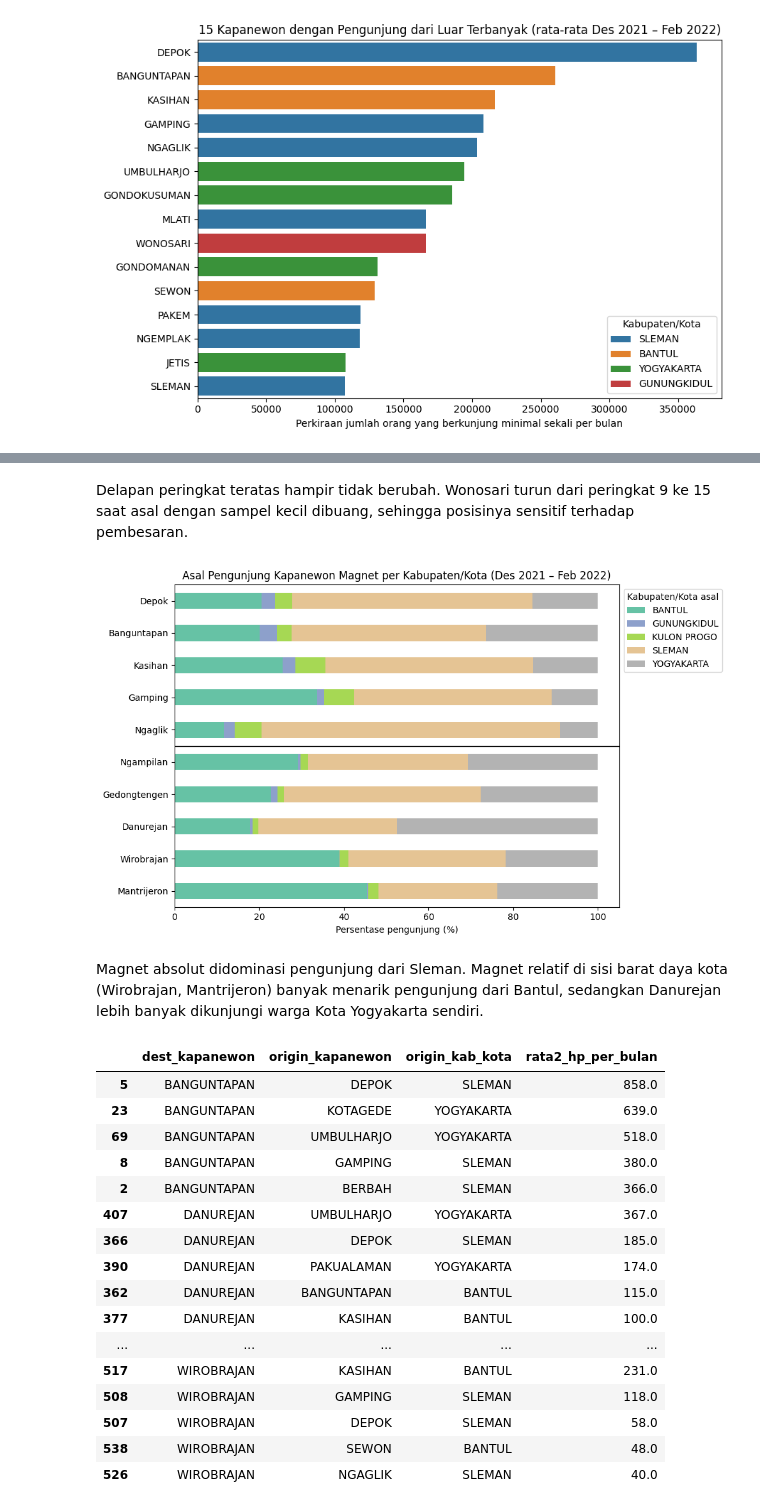
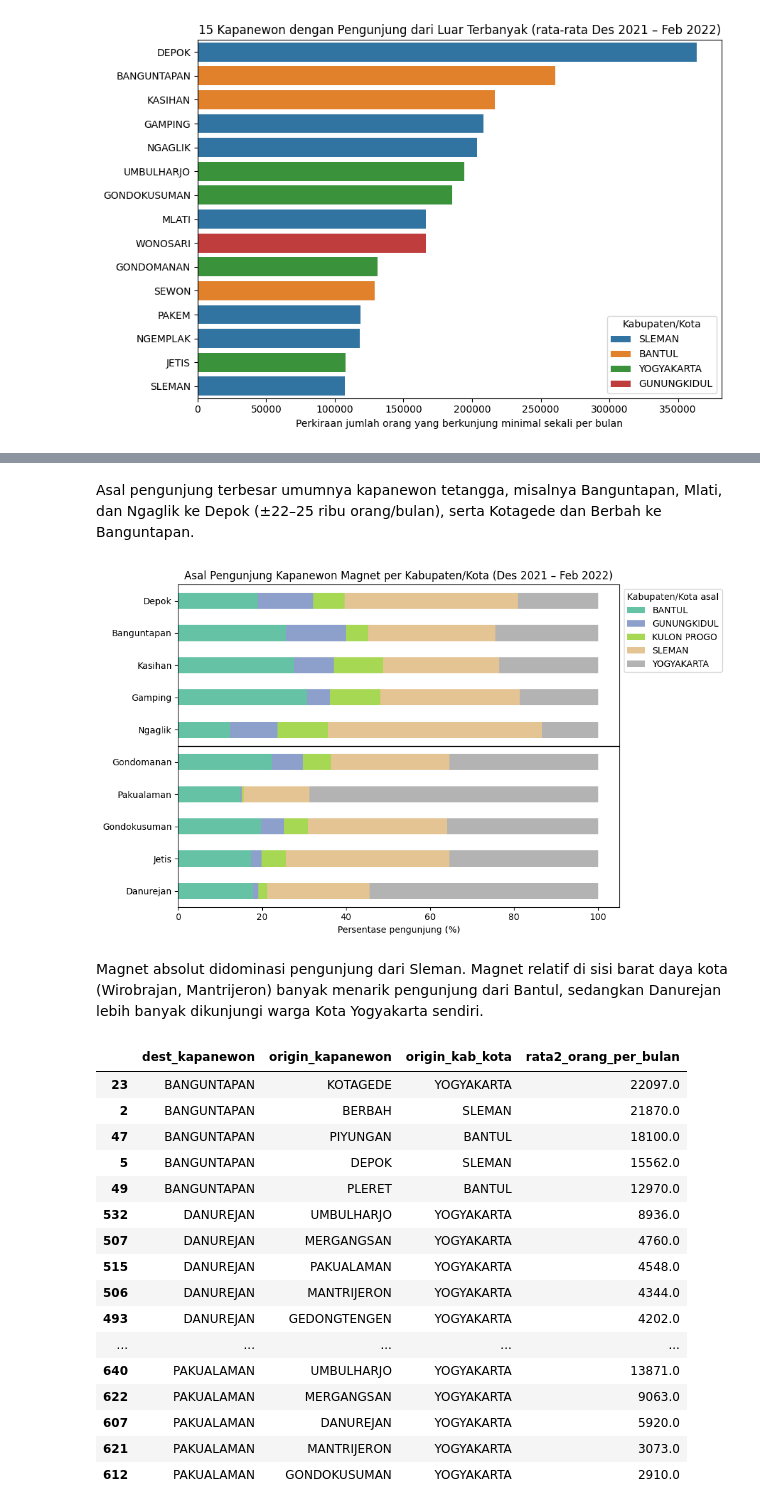
Before and after one commit to agaggigit/Projek-Rekayasa-Data-JogjaPulse, a Jupyter notebook: Tugas_Rekdat_Magnet_DIY.ipynb, the cells around one changed output, grey strips where cells are left out. Saved outputs shown, nothing was run; the diff lists cells and outputs as text; code cells hidden in the pictures.

```diff
--- a/Tugas_Rekdat_Magnet_DIY.ipynb
+++ b/Tugas_Rekdat_Magnet_DIY.ipynb
@@ -253,7 +262,7 @@ display(pop.sort_values("ratio", ascending=False).head(5))
 #4. Data Integration
 # %%
 # 4.1 Samakan skema file penduduk dan beri kode kapanewon
-penduduk = pd.read_csv(BASE / "home_maids_vs_population_kapanewon.csv").rename(columns={
+penduduk = penduduk_mentah.rename(columns={
     "KAB_KOTA": "kab_kota", "KEC_KAPN": "kapanewon", "pop_actual": "penduduk"})
 
 kamus_kode = (origin_bersih[["origin_kab_kota", "origin_kapanewon", "origin_code"]]
@@ -325,10 +334,11 @@ display(data["rate"].describe())
 | max | 0.705196 |
 dtype: float64
 # %%
-# 5.2 Jumlah HP dari kapanewon lain yang terlihat di setiap kapanewon tujuan, per bulan
-pengunjung = data.groupby(["month", "dest_code", "dest_kapanewon", "dest_kab_kota"], as_index=False)["n_maids"].sum()
-pengunjung = pengunjung.rename(columns={"n_maids": "pengunjung_luar"})
+# 5.2 Perkiraan jumlah orang dari luar yang berkunjung ke setiap kapanewon tujuan, per bulan
+data["perkiraan_orang"] = data["rate"] * data["penduduk_asal"]
 
+pengunjung = data.groupby(["month", "dest_code", "dest_kapanewon", "dest_kab_kota"], as_index=False)["perkiraan_orang"].sum()
+pengunjung = pengunjung.rename(columns={"perkiraan_orang": "pengunjung_luar"})
 display(pengunjung.head())
 print("Jumlah baris:", len(pengunjung))
 # %% [output]
@@ -341,14 +351,9 @@ print("Jumlah baris:", len(pengunjung))
 Jumlah baris: 234
 # %%
-# 5.3 Tambahkan jumlah HP berumah di kapanewon tujuan
-hp_berumah_tujuan = origin_bersih[["month", "origin_code", "n_homed_maids"]].rename(
-    columns={"origin_code": "dest_code", "n_homed_maids": "hp_berumah_tujuan"})
-
-pengunjung = pengunjung.merge(hp_berumah_tujuan, on=["month", "dest_code"],
-                              how="left", validate="one_to_one")
-
-# Indeks magnet: berapa pengunjung dari luar untuk setiap 1 HP berumah di kapanewon itu
-pengunjung["indeks_magnet"] = pengunjung["pengunjung_luar"] / pengunjung["hp_berumah_tujuan"]
+# 5.3 Indeks magnet: pengunjung dari luar dibandingkan penduduk kapanewon tujuan
+pend_tujuan = pend.rename(columns={"kode": "dest_code", "penduduk": "penduduk_tujuan"})
+pengunjung = pengunjung.merge(pend_tujuan, on="dest_code", how="left", validate="many_to_one")
+pengunjung["indeks_magnet"] = pengunjung["pengunjung_luar"] / pengunjung["penduduk_tujuan"]
 # %%
 # 5.4 Rata-rata Des 2021 – Feb 2022
 magnet = (pengunjung
@@ -369,8 +374,8 @@ display(magnet["indeks_magnet"].describe())
 dtype: float64
 # %%
-# 5.5 Diskretisasi: magnet jika pengunjung dari luar lebih banyak dari HP berumahnya
+# 5.5 Diskretisasi: batas 1 = pengunjung dari luar setara jumlah penduduk (bukan titik seimbang)
 magnet["kelas_magnet"] = np.where(magnet["indeks_magnet"] >= 1,
-                                  "Magnet (hijau)", "Pengirim (merah)")
+                                  "Magnet tinggi (hijau)", "Magnet rendah (merah)")
 display(magnet["kelas_magnet"].value_counts())
 # %% [output]
 |  | count |
@@ -701,8 +699,8 @@ display(hasil.head(12))
 | 73 | 34.71.10 | GONDOMANAN | 10 | 10 | 10 | 12 |
 | 26 | 34.02.15 | SEWON | 11 | 11 | 9 | 11 |
 | 62 | 34.04.16 | PAKEM | 12 | 12 | 12 | 9 |
-# %% [markdown]
-Delapan peringkat teratas hampir tidak berubah. Wonosari turun dari peringkat 9 ke 15 saat asal dengan sampel kecil dibuang, sehingga posisinya sensitif terhadap pembesaran.
+# %% [markdown]
+Asal pengunjung terbesar umumnya kapanewon tetangga, misalnya Banguntapan, Mlati, dan Ngaglik ke Depok (±22–25 ribu orang/bulan), serta Kotagede dan Berbah ke Banguntapan.
 # %%
 # 7.6 Komposisi asal pengunjung per kabupaten/kota untuk kapanewon magnet
 TOP_ABSOLUT = magnet_absolut.head(5)["dest_code"].tolist()
@@ -710,7 +708,7 @@ TOP_RELATIF = magnet.nlargest(5, "indeks_magnet")["dest_code"].tolist()
 pilihan = TOP_ABSOLUT + TOP_RELATIF
 
 komposisi = (data[data["dest_code"].isin(pilihan)]
-             .groupby(["dest_code", "origin_kab_kota"])["n_maids"].sum()
+             .groupby(["dest_code", "origin_kab_kota"])["perkiraan_orang"].sum()
              .unstack(fill_value=0))
 komposisi = komposisi.div(komposisi.sum(axis=1), axis=0) * 100   # ubah ke persen per baris
 komposisi = komposisi.loc[pilihan]                                # urutkan sesuai daftar pilihan
@@ -727,36 +725,36 @@ ax.legend(title="Kabupaten/Kota asal", bbox_to_anchor=(1, 1))
 plt.tight_layout()
 plt.show()
 # %% [output]
-[figure, old version]
+[figure, new version]
 # %% [markdown]
 Magnet absolut didominasi pengunjung dari Sleman. Magnet relatif di sisi barat daya kota (Wirobrajan, Mantrijeron) banyak menarik pengunjung dari Bantul, sedangkan Danurejan lebih banyak dikunjungi warga Kota Yogyakarta sendiri.
 # %%
 # 7.7 Lima kapanewon asal terbesar untuk setiap kapanewon magnet
 top_asal = (data[data["dest_code"].isin(pilihan)]
             .groupby(["dest_code", "dest_kapanewon", "origin_kapanewon", "origin_kab_kota"],
-                     as_index=False)["n_maids"].sum())
-top_asal["rata2_hp_per_bulan"] = (top_asal["n_maids"] / JUMLAH_BULAN).round(0)
+                     as_index=False)["perkiraan_orang"].sum())
+top_asal["rata2_orang_per_bulan"] = (top_asal["perkiraan_orang"] / JUMLAH_BULAN).round(0)
 
 top_asal = (top_asal
-            .sort_values(["dest_kapanewon", "rata2_hp_per_bulan"], ascending=[True, False])
+            .sort_values(["dest_kapanewon", "rata2_orang_per_bulan"], ascending=[True, False])
             .groupby("dest_kapanewon").head(5))
-display(top_asal[["dest_kapanewon", "origin_kapanewon", "origin_kab_kota", "rata2_hp_per_bulan"]])
+display(top_asal[["dest_kapanewon", "origin_kapanewon", "origin_kab_kota", "rata2_orang_per_bulan"]])
 # %% [output]
-|  | dest_kapanewon | origin_kapanewon | origin_kab_kota | rata2_hp_per_bulan |
-| 5 | BANGUNTAPAN | DEPOK | SLEMAN | 858.0 |
-| 23 | BANGUNTAPAN | KOTAGEDE | YOGYAKARTA | 639.0 |
-| 69 | BANGUNTAPAN | UMBULHARJO | YOGYAKARTA | 518.0 |
-| 8 | BANGUNTAPAN | GAMPING | SLEMAN | 380.0 |
-| 2 | BANGUNTAPAN | BERBAH | SLEMAN | 366.0 |
-| 407 | DANUREJAN | UMBULHARJO | YOGYAKARTA | 367.0 |
-| 366 | DANUREJAN | DEPOK | SLEMAN | 185.0 |
-| 390 | DANUREJAN | PAKUALAMAN | YOGYAKARTA | 174.0 |
-| 362 | DANUREJAN | BANGUNTAPAN | BANTUL | 115.0 |
-| 377 | DANUREJAN | KASIHAN | BANTUL | 100.0 |
+|  | dest_kapanewon | origin_kapanewon | origin_kab_kota | rata2_orang_per_bulan |
+| 23 | BANGUNTAPAN | KOTAGEDE | YOGYAKARTA | 22097.0 |
+| 2 | BANGUNTAPAN | BERBAH | SLEMAN | 21870.0 |
+| 47 | BANGUNTAPAN | PIYUNGAN | BANTUL | 18100.0 |
+| 5 | BANGUNTAPAN | DEPOK | SLEMAN | 15562.0 |
+| 49 | BANGUNTAPAN | PLERET | BANTUL | 12970.0 |
+| 532 | DANUREJAN | UMBULHARJO | YOGYAKARTA | 8936.0 |
+| 507 | DANUREJAN | MERGANGSAN | YOGYAKARTA | 4760.0 |
+| 515 | DANUREJAN | PAKUALAMAN | YOGYAKARTA | 4548.0 |
+| 506 | DANUREJAN | MANTRIJERON | YOGYAKARTA | 4344.0 |
+| 493 | DANUREJAN | GEDONGTENGEN | YOGYAKARTA | 4202.0 |
 | ... | ... | ... | ... | ... |
-| 517 | WIROBRAJAN | KASIHAN | BANTUL | 231.0 |
-| 508 | WIROBRAJAN | GAMPING | SLEMAN | 118.0 |
-| 507 | WIROBRAJAN | DEPOK | SLEMAN | 58.0 |
-| 538 | WIROBRAJAN | SEWON | BANTUL | 48.0 |
-| 526 | WIROBRAJAN | NGAGLIK | SLEMAN | 40.0 |
+| 640 | PAKUALAMAN | UMBULHARJO | YOGYAKARTA | 13871.0 |
+| 622 | PAKUALAMAN | MERGANGSAN | YOGYAKARTA | 9063.0 |
+| 607 | PAKUALAMAN | DANUREJAN | YOGYAKARTA | 5920.0 |
+| 621 | PAKUALAMAN | MANTRIJERON | YOGYAKARTA | 3073.0 |
+| 612 | PAKUALAMAN | GONDOKUSUMAN | YOGYAKARTA | 2910.0 |
 # %% [markdown]
```
Also changed, not shown: parts of 35 cells of this notebook.
